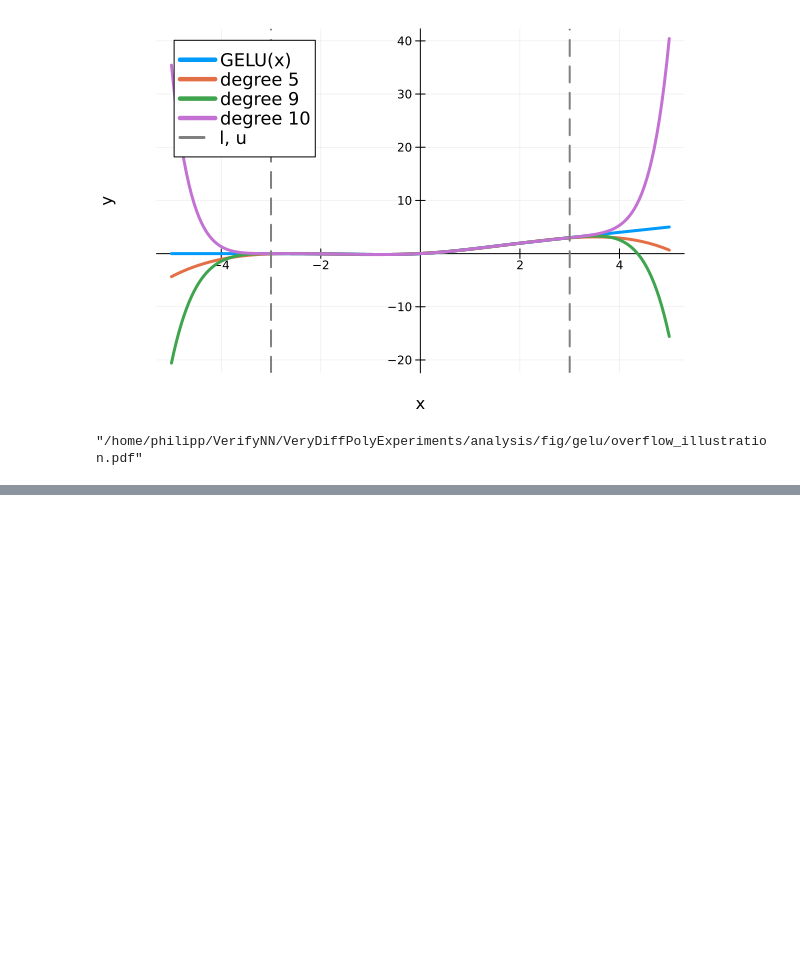
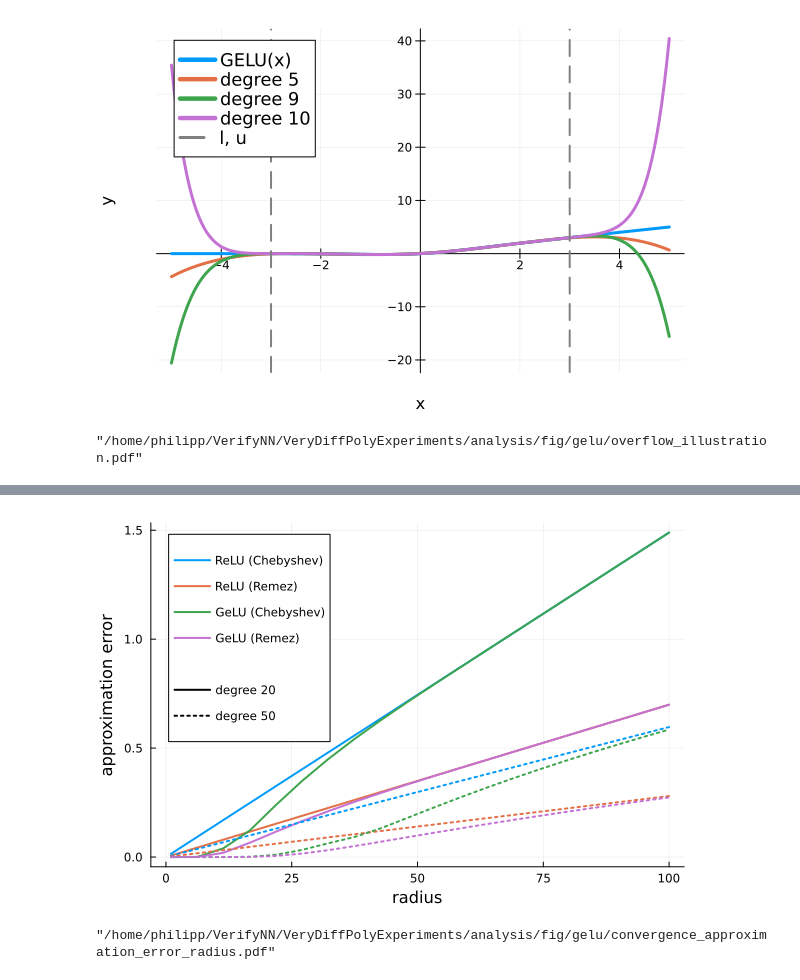
Before and after one commit to phK3/VeryDiffPolyExperiments, a Jupyter notebook: analysis/gelu/illustration.ipynb, the cells around one changed output, grey strips where cells are left out. Drawn from its saved outputs; the diff is of its cells as text; code cells hidden in the pictures; blank space fills up the shorter version.

```diff
--- a/analysis/gelu/illustration.ipynb
+++ b/analysis/gelu/illustration.ipynb
@@ -37,0 +46,4 @@ savefig(pl, "../fig/gelu/overflow_illustration.pdf")
+# %%
+elu = x -> ifelse(x > 0, x, exp(x) - 1)
+σ = x -> 1/(1 + exp(-x))
+silu = x -> x * σ(x)
@@ -37,0 +59,4 @@ savefig(pl, "../fig/gelu/overflow_illustration.pdf")
+# %%
+# piecewise_params = load(joinpath(@__DIR__, "..", "..", "..", "PolynomialEquivalenceNN", "gelu_piecewise_poly_sampled_degree_15.jld2"))["params"]
+gpp = VeryDiff.load_piecewise_poly(joinpath(@__DIR__, "..", "..", "..", "PolynomialEquivalenceNN", "gelu_piecewise_poly_sampled_degree_15.jld2"))
+f_gpp = VeryDiff.make_eval_gelu_piecewise_poly(gpp)
@@ -37,0 +128,15 @@ savefig(pl, "../fig/gelu/overflow_illustration.pdf")
+# %%
+i = 10
+println("degree: ", degrees[i])
+println("GeLU")
+println("\terror cheby: ", errors_gelu_cheby[i])
+println("\terror Remez: ", errors_gelu[i])
+println("ReLU")
+println("\terror cheby: ", errors_relu_cheby[i])
+println("\terror Remez: ", errors_relu[i])
+println("ELU")
+println("\terror cheby: ", errors_elu_cheby[i])
+println("σ")
+println("\terror cheby: ", errors_σ_cheby[i])
+println("SiLU")
+println("\terror cheby: ", errors_silu_cheby[i])
@@ -37,0 +222,28 @@ savefig(pl, "../fig/gelu/overflow_illustration.pdf")
+# %%
+pl = plot(xlabel="radius", ylabel="approximation error")
+linestyles = [:solid, :dot, :dash]
+for (i, d) in enumerate(degrees[3:end])
+    errors_gelu, errors_gelu_cheby, errors_relu, errors_relu_cheby = result_dict[d]
+    plot!(rs, errors_relu_cheby, label=nothing, color=1, linestyle=linestyles[i], linewidth=2)
+    plot!(rs, errors_relu, label=nothing, color=2, linestyle=linestyles[i], linewidth=2)
+    plot!(rs, errors_gelu_cheby, label=nothing, color=3, linestyle=linestyles[i], linewidth=2)
+    plot!(rs, errors_gelu, label=nothing, color=4, linestyle=linestyles[i], linewidth=2)
+end
+
+plot!([0], [0], label="ReLU (Chebyshev)", color=1, linewidth=2)
+plot!([0], [0], label="ReLU (Remez)", color=2, linewidth=2)
+plot!([0], [0], label="GeLU (Chebyshev)", color=3, linewidth=2)
+plot!([0], [0], label="GeLU (Remez)", color=4, linewidth=2)
+
+plot!([0], [0], label="\n", color = :white)
+
+plot!([0], [0], label="degree 20", color = :black, linestyle=:solid, linewidth=2)
+plot!([0], [0], label="degree 50", color = :black, linestyle=:dot, linewidth=2)
+
+pl
+# %% [output]
+[figure, added]
+# %%
+savefig(pl, "../fig/gelu/convergence_approximation_error_radius.pdf")
+# %% [output]
+"/home/philipp/VerifyNN/VeryDiffPolyExperiments/analysis/fig/gelu/convergence_approximation_error_radius.pdf"
```
Also changed, not shown: parts of 17 cells of this notebook.
